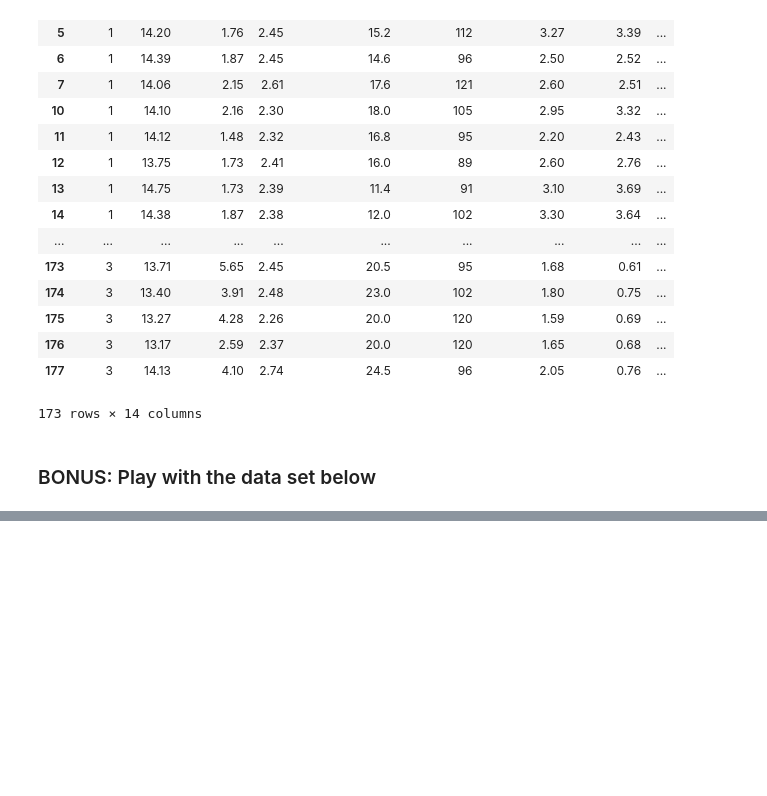
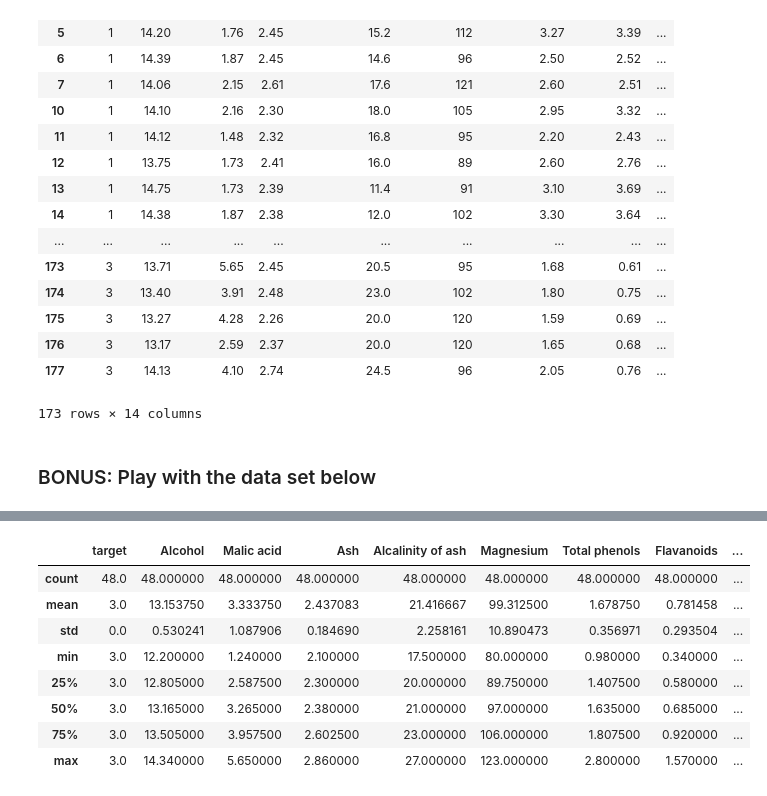
Before and after one commit to MLCCKolkata/Assignment-3, a Jupyter notebook: 35848893.ipynb, the cells around one changed output, grey strips where cells are left out. Cells and saved outputs as stored; diff of their text form; code cells hidden in the pictures; blank space fills up the shorter version.

```diff
--- a/35848893.ipynb
+++ b/35848893.ipynb
@@ -686,0 +746,12 @@ wine_df.dropna(0)
+# %%
+cultivar3.describe()
+# %% [output]
+|  | target | Alcohol | Malic acid | Ash | Alcalinity of ash | Magnesium | Total phenols | Flavanoids | ... |
+| count | 48.0 | 48.000000 | 48.000000 | 48.000000 | 48.000000 | 48.000000 | 48.000000 | 48.000000 | ... |
+| mean | 3.0 | 13.153750 | 3.333750 | 2.437083 | 21.416667 | 99.312500 | 1.678750 | 0.781458 | ... |
+| std | 0.0 | 0.530241 | 1.087906 | 0.184690 | 2.258161 | 10.890473 | 0.356971 | 0.293504 | ... |
+| min | 3.0 | 12.200000 | 1.240000 | 2.100000 | 17.500000 | 80.000000 | 0.980000 | 0.340000 | ... |
+| 25% | 3.0 | 12.805000 | 2.587500 | 2.300000 | 20.000000 | 89.750000 | 1.407500 | 0.580000 | ... |
+| 50% | 3.0 | 13.165000 | 3.265000 | 2.380000 | 21.000000 | 97.000000 | 1.635000 | 0.685000 | ... |
+| 75% | 3.0 | 13.505000 | 3.957500 | 2.602500 | 23.000000 | 106.000000 | 1.807500 | 0.920000 | ... |
+| max | 3.0 | 14.340000 | 5.650000 | 2.860000 | 27.000000 | 123.000000 | 2.800000 | 1.570000 | ... |
```
Also changed, not shown: parts of 10 cells of this notebook.
